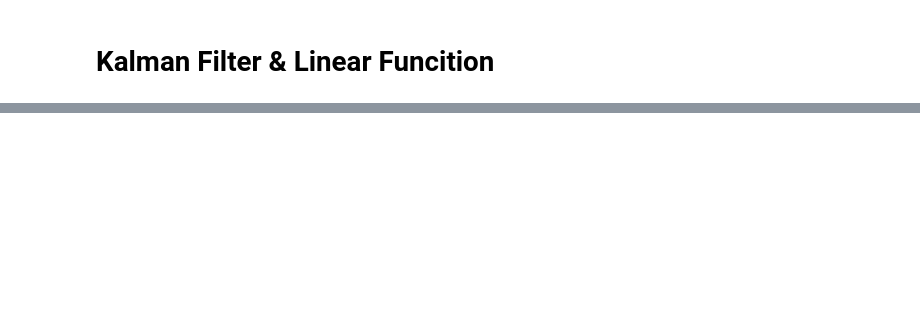
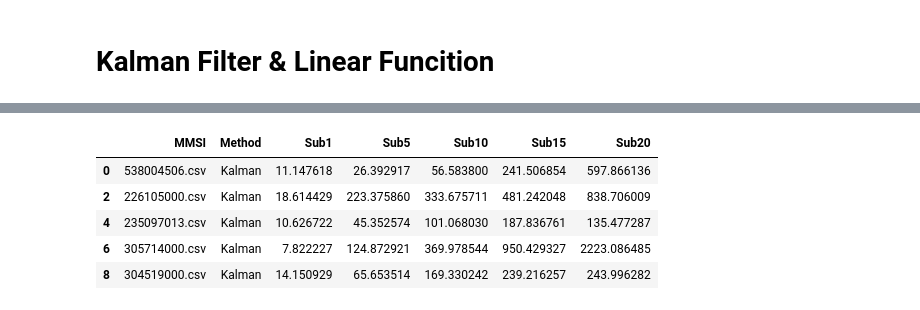
Before and after one commit to cnburger/AIS_KalmanFilter, a Jupyter notebook: Time Sampling.ipynb, the cells around one changed output, grey strips where cells are left out. Saved outputs shown, nothing was run; the diff lists cells and outputs as text; code cells hidden in the pictures; blank space fills up the shorter version.

```diff
--- a/Time Sampling.ipynb
+++ b/Time Sampling.ipynb
@@ -836,0 +891,9 @@ Euclid_AVG 483.79440416528735
+# %%
+Kalman_stats.head()
+# %% [output]
+|  | MMSI | Method | Sub1 | Sub5 | Sub10 | Sub15 | Sub20 |
+| 0 | 538004506.csv | Kalman | 11.147618 | 26.392917 | 56.583800 | 241.506854 | 597.866136 |
+| 2 | 226105000.csv | Kalman | 18.614429 | 223.375860 | 333.675711 | 481.242048 | 838.706009 |
+| 4 | 235097013.csv | Kalman | 10.626722 | 45.352574 | 101.068030 | 187.836761 | 135.477287 |
+| 6 | 305714000.csv | Kalman | 7.822227 | 124.872921 | 369.978544 | 950.429327 | 2223.086485 |
+| 8 | 304519000.csv | Kalman | 14.150929 | 65.653514 | 169.330242 | 239.216257 | 243.996282 |
```
Also changed, not shown: parts of 9 cells of this notebook, 1 other file.
